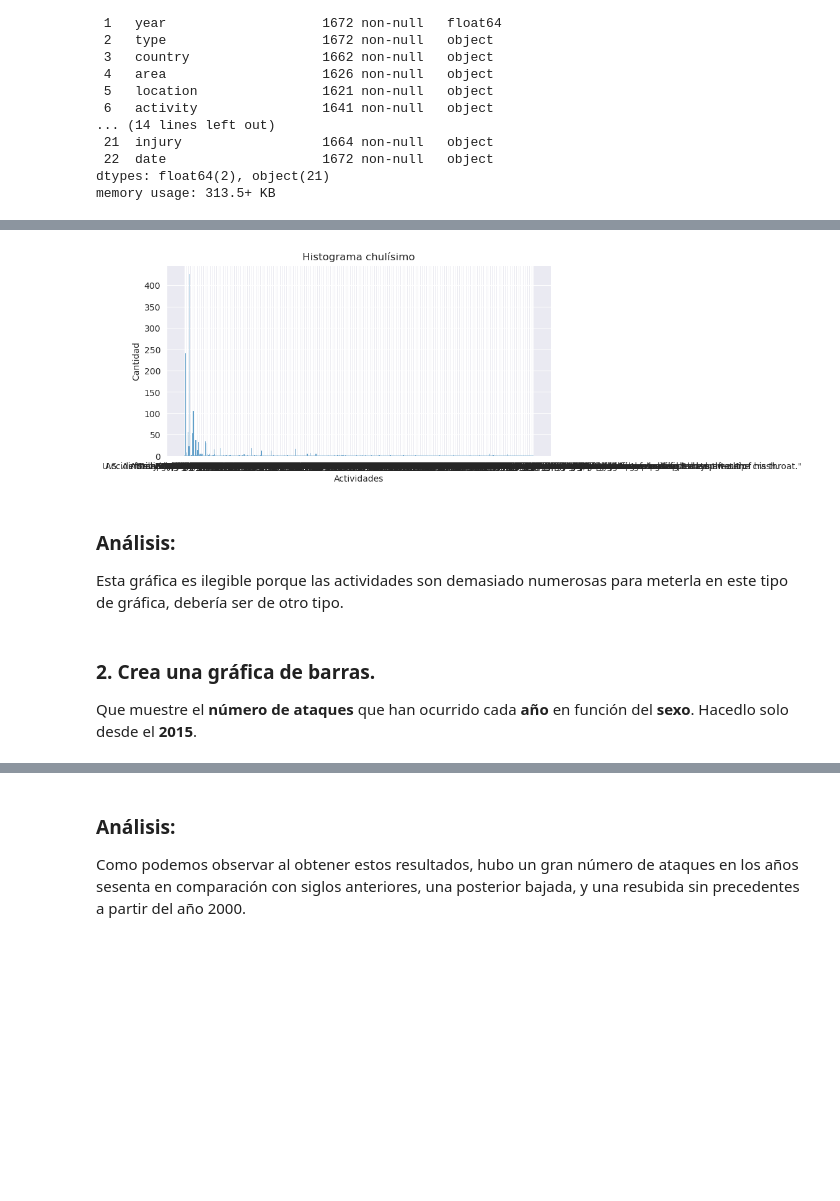
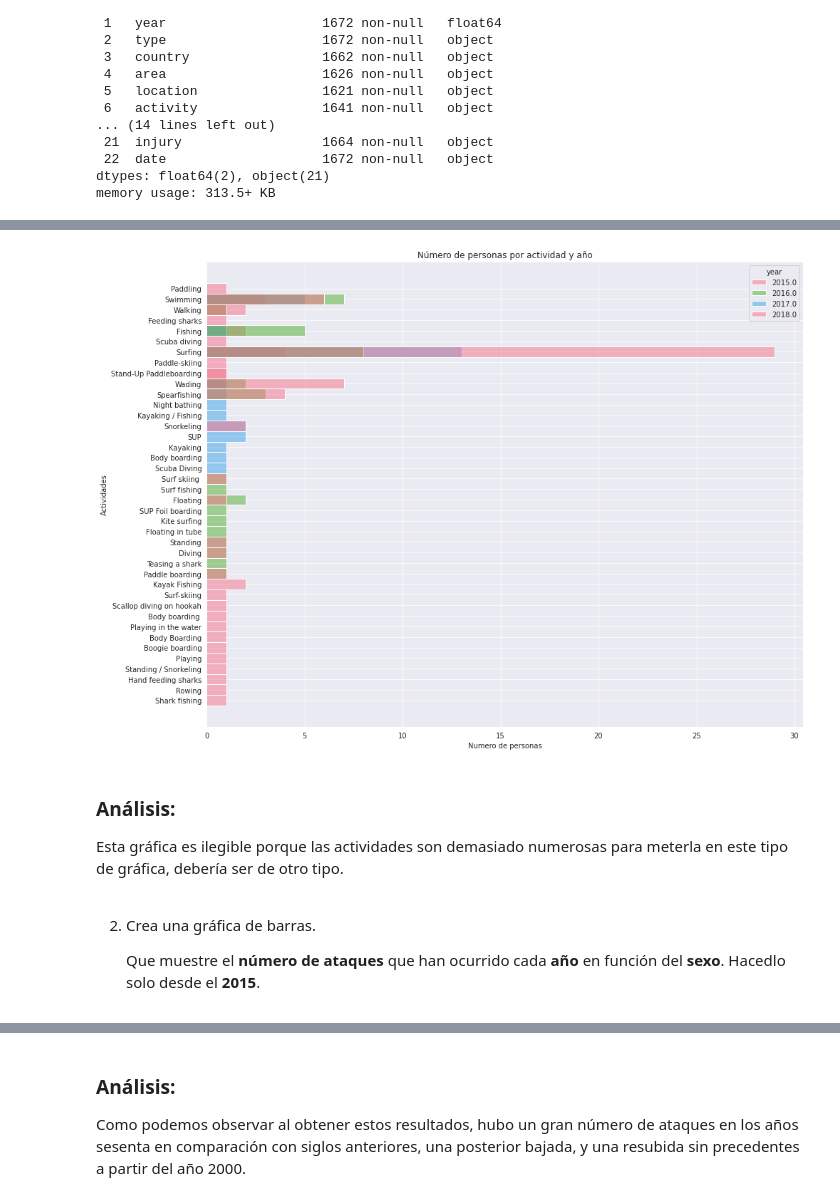
Before and after one commit to Adalab/DA-promoC-modulo-02-Marina-Lourdes-Ana, a Jupyter notebook: Visualizacion/03-Visualizacion_3.ipynb, the cells around one changed output, grey strips where cells are left out. Cells and saved outputs as stored; diff of their text form; code cells hidden in the pictures; blank space fills up the shorter version.

```diff
--- a/Visualizacion/03-Visualizacion_3.ipynb
+++ b/Visualizacion/03-Visualizacion_3.ipynb
@@ -76,24 +65,25 @@ df_year.head(2)
 | 0 | 2018.06.25 | 2018.0 | Boating | USA | California | Oceanside, San Diego County | Paddling | Julie Wolfe | F | 57 | ... |
 | 1 | 2018.06.03.a | 2018.0 | Unprovoked | BRAZIL | Pernambuco | Piedade Beach, Recife | Swimming | Jose Ernesto da Silva | M | 18 | ... |
 # %%
-# histograma
 
-plt.figure(figsize =(8,4))
 
-fig = sns.histplot(x = "activity", data = df, bins = 30)
+plt.figure(figsize = (15,12))
 
-fig.set(xlabel = "Actividades", ylabel = "Cantidad")
+fig = sns.histplot(y = "activity", data = df_year, hue = "year", palette = "husl")
 
-fig.set_title("Histograma chulísimo")
+fig.set(xlabel = "Numero de personas", ylabel = "Actividades")
+
+fig.set_title("Número de personas por actividad y año")
 
 plt.show()
 # %% [output]
-[figure, old version]
+[figure, new version]
 # %% [markdown]
 ### **Análisis**:
 
 Esta gráfica es ilegible porque las actividades son demasiado numerosas para meterla en este tipo de gráfica, debería ser de otro tipo.
 # %% [markdown]
-### 2. Crea una gráfica de barras.
-Que muestre el **número de ataques** que han ocurrido cada **año** en función del **sexo**. Hacedlo solo desde el **2015**.
+2. Crea una gráfica de barras.
+
+    Que muestre el **número de ataques** que han ocurrido cada **año** en función del **sexo**. Hacedlo solo desde el **2015**.
 # %%
```
Also changed, not shown: parts of 22 cells of this notebook.
